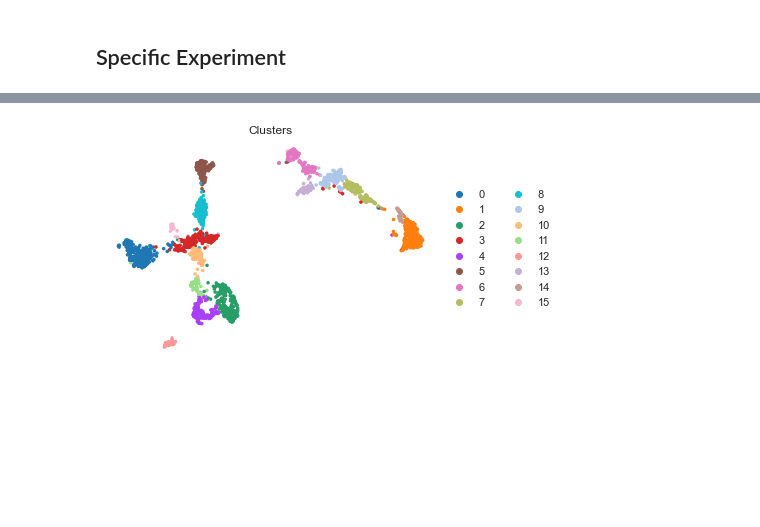
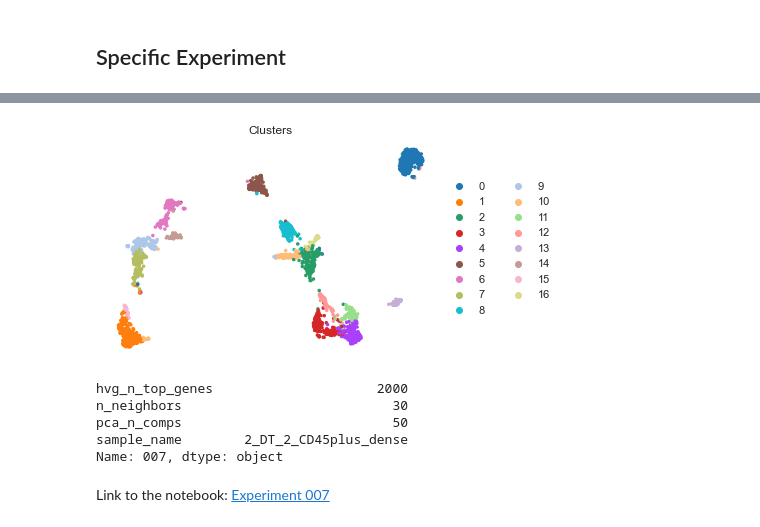
Before and after one commit to hisplan/mass-paral-param-search, a Jupyter notebook: single-cell/run-parallel-grid.ipynb, the cells around one changed output, grey strips where cells are left out. Drawn from its saved outputs; the diff is of its cells as text; code cells hidden in the pictures; blank space fills up the shorter version.

```diff
--- a/single-cell/run-parallel-grid.ipynb
+++ b/single-cell/run-parallel-grid.ipynb
@@ -41,4 +62,4 @@ experiments = list(ParameterGrid(param_grid))
 ## Add Experiment ID
 # %%
 for id, param in enumerate(experiments, start=1):
-    param["experiment_id"] = id
+    param["experiment_id"] = f"{id:03d}"
@@ -88,7 +110,7 @@ ray.init(num_cpus = 5)
 def run_notebook(param):
 
     path_notebook = os.path.join(
-        output_directory, f"{sample_name}.{param['experiment_id']:03d}.ipynb"
+        output_directory, f"{sample_name}.{param['experiment_id']}.ipynb"
     )
 
     pm.execute_notebook(
@@ -139,7 +164,7 @@ elapsed:  4.529878131548563 min
 # %%
 nbs = NotebookCollection(
     paths=path_notebooks,
-    ids=[f'Experiment {param["experiment_id"]:03d}' for param in experiments]
+    ids=[param["experiment_id"] for param in experiments]
 )
 # %%
 nbs
@@ -166,4 +195,14 @@ nbs["cluster"]
 # %%
-nbs["cluster"]["Experiment 001"]
+nbs["cluster"]["007"]
 # %% [output]
-[figure, old version]
+[figure, new version]
+# %%
+df_experiments.loc["007"]
+# %% [output]
+hvg_n_top_genes                     2000
+n_neighbors                           30
+pca_n_comps                           50
+sample_name        2_DT_2_CD45plus_dense
+Name: 007, dtype: object
+# %% [markdown]
+Link to the notebook: [Experiment 007](outputs/2_DT_2_CD45plus_dense.007.ipynb)
```
Also changed, not shown: parts of 11 cells of this notebook.
